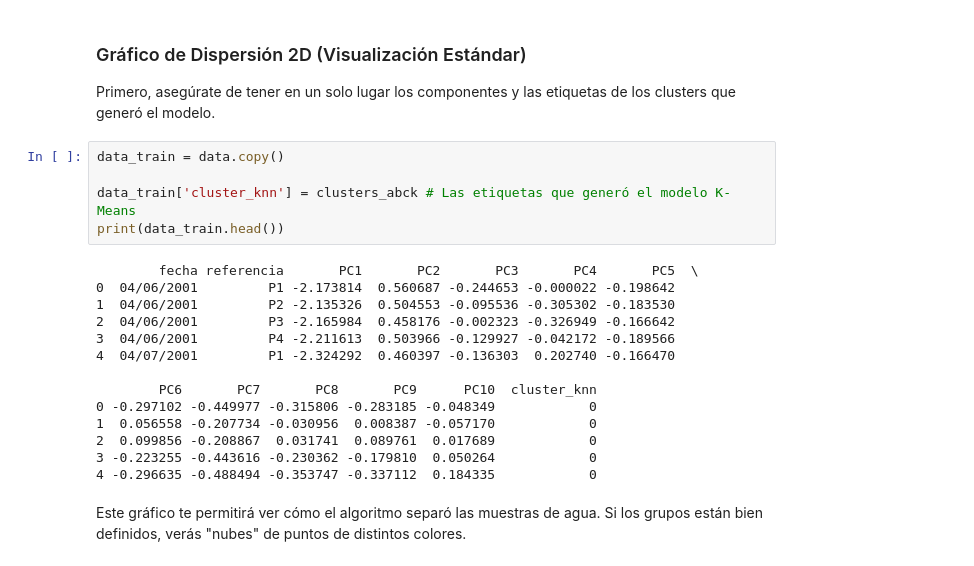
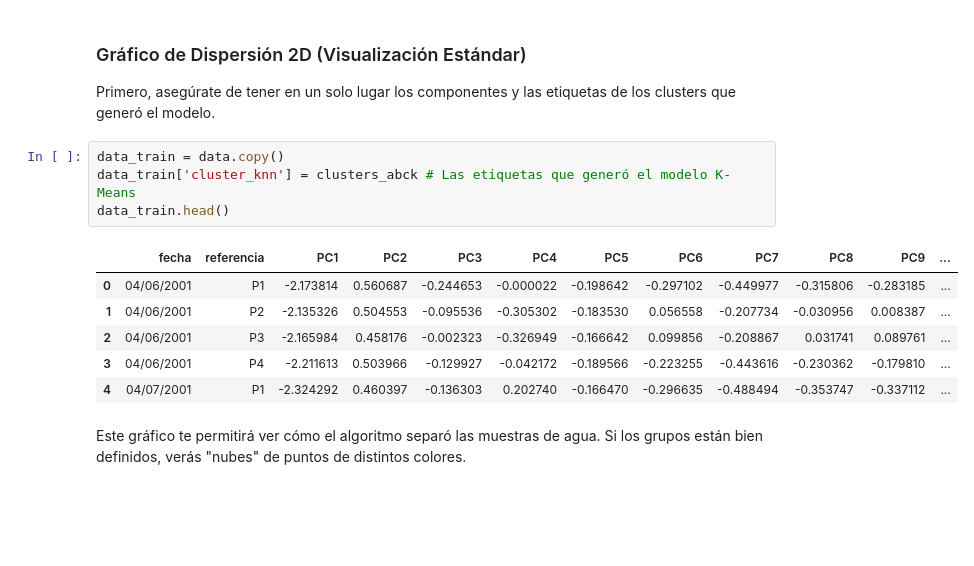
Before and after one commit to mikdevio/leachates_classification_model, a Jupyter notebook: notebooks/02_entrenamiento.ipynb, the cells around one changed output. Drawn from its saved outputs; the diff is of its cells as text; blank space fills up the shorter version.

```diff
--- a/notebooks/02_entrenamiento.ipynb
+++ b/notebooks/02_entrenamiento.ipynb
@@ -217,23 +218,15 @@ clusters_abck = model_abck.fit_predict(X_unsupervised)
 Primero, asegúrate de tener en un solo lugar los componentes y las etiquetas de los clusters que generó el modelo.
 # %%
 data_train = data.copy()
-
 data_train['cluster_knn'] = clusters_abck # Las etiquetas que generó el modelo K-Means
-print(data_train.head())
+data_train.head()
 # %% [output]
-        fecha referencia       PC1       PC2       PC3       PC4       PC5  \
-0  04/06/2001         P1 -2.173814  0.560687 -0.244653 -0.000022 -0.198642
-1  04/06/2001         P2 -2.135326  0.504553 -0.095536 -0.305302 -0.183530
-2  04/06/2001         P3 -2.165984  0.458176 -0.002323 -0.326949 -0.166642
-3  04/06/2001         P4 -2.211613  0.503966 -0.129927 -0.042172 -0.189566
-4  04/07/2001         P1 -2.324292  0.460397 -0.136303  0.202740 -0.166470
-
-        PC6       PC7       PC8       PC9      PC10  cluster_knn
-0 -0.297102 -0.449977 -0.315806 -0.283185 -0.048349            0
-1  0.056558 -0.207734 -0.030956  0.008387 -0.057170            0
-2  0.099856 -0.208867  0.031741  0.089761  0.017689            0
-3 -0.223255 -0.443616 -0.230362 -0.179810  0.050264            0
-4 -0.296635 -0.488494 -0.353747 -0.337112  0.184335            0
+|  | fecha | referencia | PC1 | PC2 | PC3 | PC4 | PC5 | PC6 | PC7 | PC8 | PC9 | ... |
+| 0 | 04/06/2001 | P1 | -2.173814 | 0.560687 | -0.244653 | -0.000022 | -0.198642 | -0.297102 | -0.449977 | -0.315806 | -0.283185 | ... |
+| 1 | 04/06/2001 | P2 | -2.135326 | 0.504553 | -0.095536 | -0.305302 | -0.183530 | 0.056558 | -0.207734 | -0.030956 | 0.008387 | ... |
+| 2 | 04/06/2001 | P3 | -2.165984 | 0.458176 | -0.002323 | -0.326949 | -0.166642 | 0.099856 | -0.208867 | 0.031741 | 0.089761 | ... |
+| 3 | 04/06/2001 | P4 | -2.211613 | 0.503966 | -0.129927 | -0.042172 | -0.189566 | -0.223255 | -0.443616 | -0.230362 | -0.179810 | ... |
+| 4 | 04/07/2001 | P1 | -2.324292 | 0.460397 | -0.136303 | 0.202740 | -0.166470 | -0.296635 | -0.488494 | -0.353747 | -0.337112 | ... |
 # %% [markdown]
 Este gráfico te permitirá ver cómo el algoritmo separó las muestras de agua. Si los grupos están bien definidos, verás "nubes" de puntos de distintos colores.
 # %%
```
Also changed, not shown: parts of 14 cells of this notebook, 5 other files.
